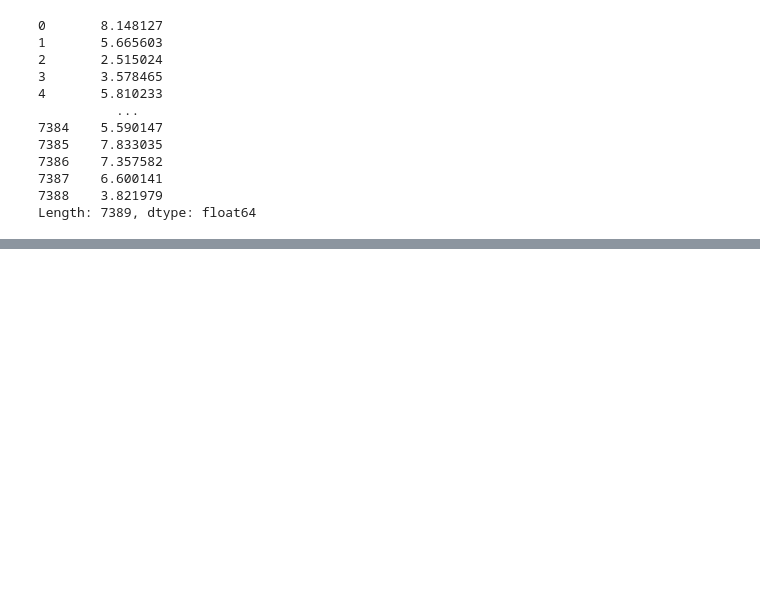
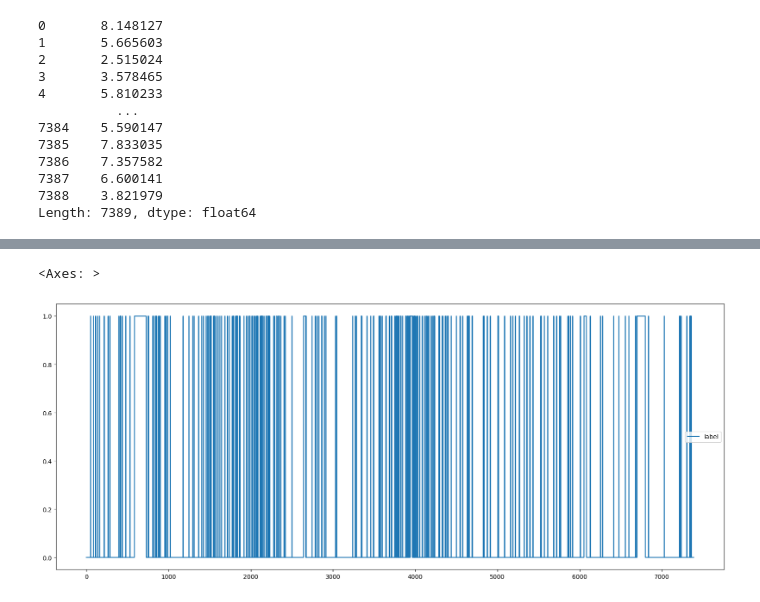
Before and after one commit to Jjineeq/Anomaly-Detection, a Jupyter notebook: toy_project/CBM.ipynb, the cells around one changed output, grey strips where cells are left out. Cells and saved outputs as stored; diff of their text form; code cells hidden in the pictures; blank space fills up the shorter version.

```diff
--- a/toy_project/CBM.ipynb
+++ b/toy_project/CBM.ipynb
@@ -237,0 +341,5 @@ re.plot()
+# %%
+re.plot(figsize=(20,8))
+# %% [output]
+<Axes: >
+[figure, added]
```
Also changed, not shown: parts of 21 cells of this notebook.
